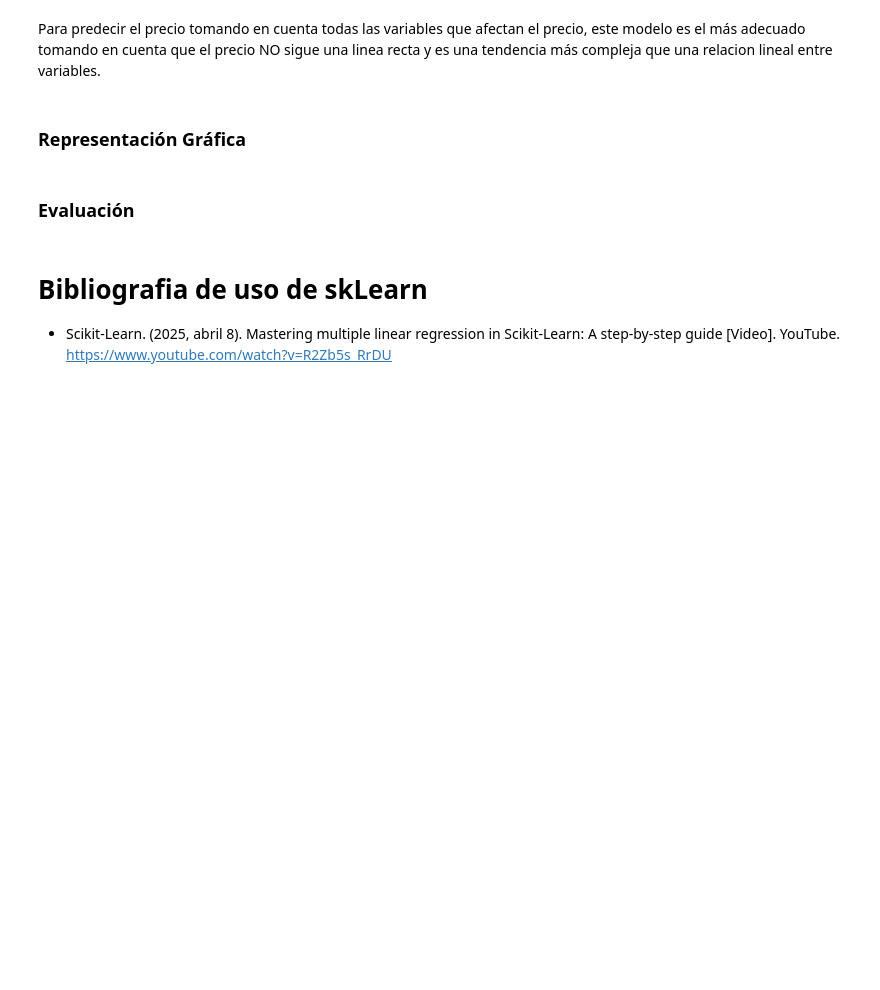
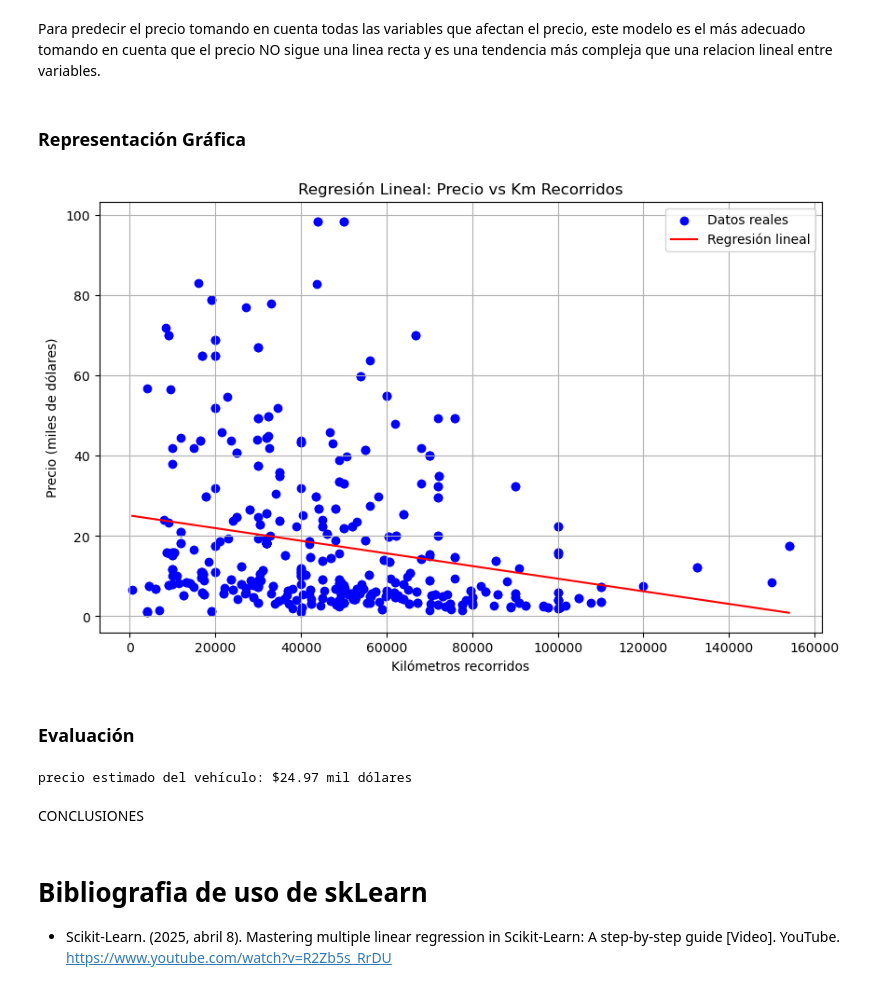
Before and after one commit to leop-contreras/IA-Parcial2, a Jupyter notebook: main.ipynb, the cells around one changed output. Cells and saved outputs as stored; diff of their text form; code cells hidden in the pictures; blank space fills up the shorter version.

```diff
--- a/main.ipynb
+++ b/main.ipynb
@@ -300,8 +302,47 @@ Metrica R^2 de testeo: 0.004660945213892154
 Para predecir el precio tomando en cuenta todas las variables que afectan el precio, este modelo es el más adecuado tomando en cuenta que el precio NO sigue una linea recta y es una tendencia más compleja que una relacion lineal entre variables.
 # %% [markdown]
 ### Representación Gráfica
+# %%
+# Datos
+X = df[["km_recorridos"]].values
+y = df["precio_dolares(miles)"].values
+
+# Modelo
+modelo = LinearRegression()
+modelo.fit(X, y)
+
+# Rango de valores para la línea de regresión
+x_range = np.linspace(X.min(), X.max(), 100).reshape(-1, 1)
+y_pred = modelo.predict(x_range)
+
+# Gráfica
+plt.figure(figsize=(10, 6))
+plt.scatter(X, y, color='blue', label="Datos reales")
+plt.plot(x_range, y_pred, color='red', label="Regresión lineal")
+plt.xlabel("Kilómetros recorridos")
+plt.ylabel("Precio (miles de dólares)")
+plt.title("Regresión Lineal: Precio vs Km Recorridos")
+plt.legend()
+plt.grid(True)
+plt.show()
+# %% [output]
+[figure, added]
 # %% [markdown]
 ### Evaluación
+# %%
+def predecir_precio():
+    try:
+        km = float(input("Ingresa los kilómetros recorridos del auto: "))
+        prediccion = modelo.predict([[km]])
+        print(f"precio estimado del vehículo: ${prediccion[0]:.2f} mil dólares")
+    except:
+        print("Por favor, ingresa un número válido para los kilómetros recorridos.")
+
+predecir_precio()
+# %% [output]
+precio estimado del vehículo: $24.97 mil dólares
+# %% [markdown]
+CONCLUSIONES
 # %% [markdown]
 # Bibliografia de uso de skLearn
 -   Scikit-Learn. (2025, abril 8). Mastering multiple linear regression in Scikit-Learn: A step-by-step guide [Video]. YouTube. https://www.youtube.com/watch?v=R2Zb5s_RrDU
```
Also changed, not shown: parts of 5 cells of this notebook.
